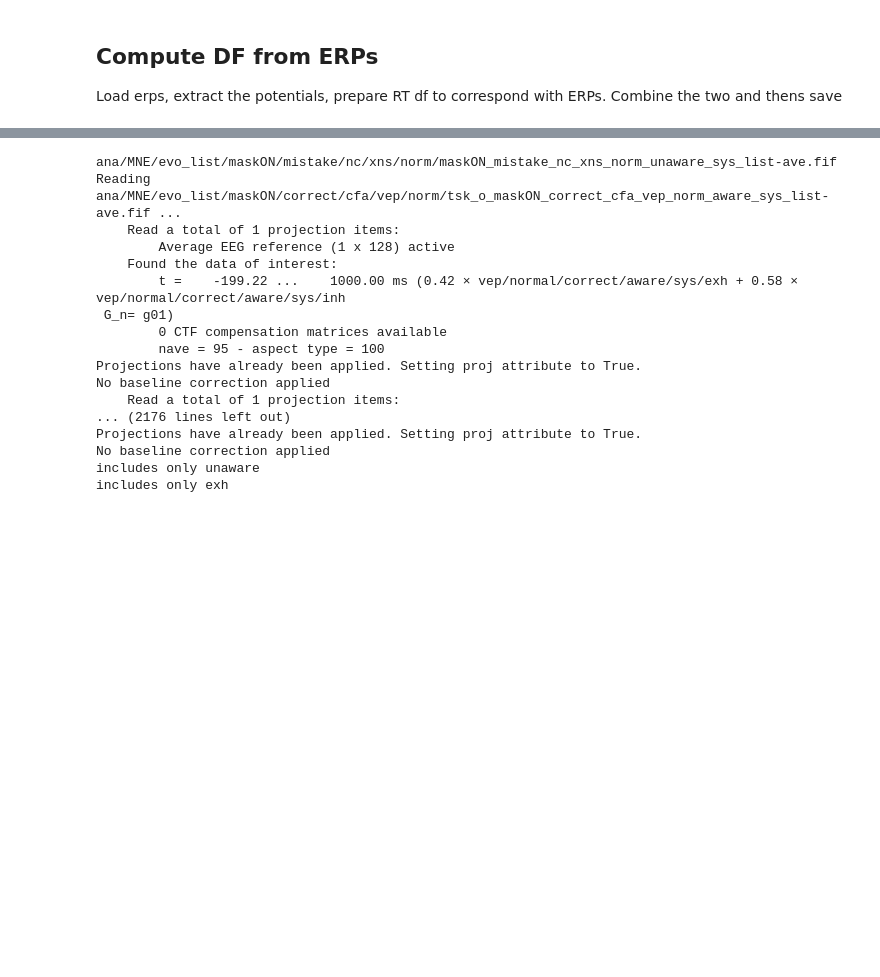
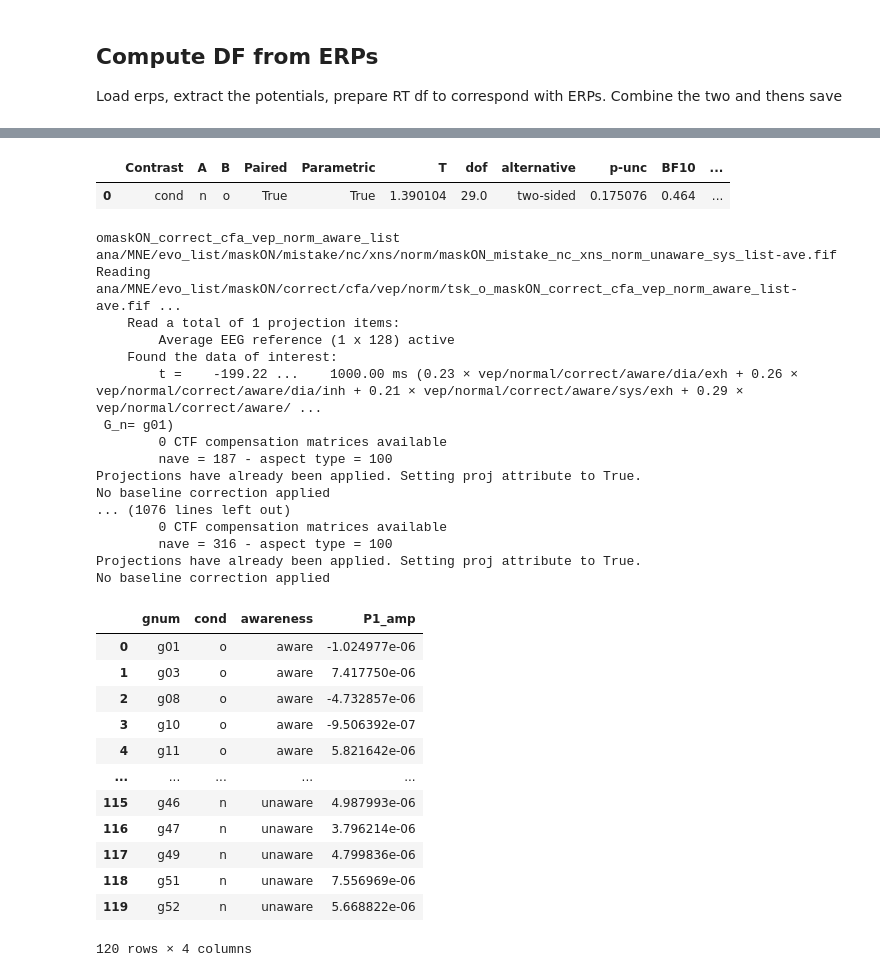
Before and after one commit to vivile42/Oral_24, a Jupyter notebook: stats/stats_R1.ipynb, the cells around one changed output, grey strips where cells are left out. Drawn from its saved outputs; the diff is of its cells as text; code cells hidden in the pictures; blank space fills up the shorter version.

```diff
--- a/stats/stats_R1.ipynb
+++ b/stats/stats_R1.ipynb
@@ -417,7 +457,15 @@ Load erps, extract the potentials, prepare RT df to correspond with ERPs. Combin
+# %%
+pg.pairwise_tests(data=df,dv='P1_amp',within=['cond'],subject='gnum')
+# %% [output]
+|  | Contrast | A | B | Paired | Parametric | T | dof | alternative | p-unc | BF10 | ... |
+| 0 | cond | n | o | True | True | 1.390104 | 29.0 | two-sided | 0.175076 | 0.464 | ... |
 # %%
 
 awa_cond_list=['aware','unaware']
-
+list_g_num=[]
+list_avg_data=[]
+list_cond=[]
+list_awa=[]
 
 for rsp_cond in rsp_cond_list:
     if rsp_cond=='o':
@@ -426,50 +474,37 @@ for rsp_cond in rsp_cond_list:
         rsp_cond_lab=''
     for awa_cond in awa_cond_list:
         # load ERP for condition
-        cond_erp=mne.read_evokeds(filter_list_equal(evo_files,f'{rsp_cond}maskON_correct_cfa_vep_norm_{awa_cond}_list'))
+        print(f'{rsp_cond}maskON_correct_cfa_vep_norm_{awa_cond}_list')
+        cond_erp=mne.read_evokeds(filter_list_equal(evo_files,f'{rsp_cond_lab}maskON_correct_cfa_vep_norm_{awa_cond}_list'))
         #predefine list for g numbers and amplitude data
-        list_g_num=[]
-        list_avg_data=[]
+
         for erp_g in cond_erp:
             #extract both time interval and electrodes
             erp_data=erp_g.copy().crop(time_int[0],time_int[1]).pick_channels(picks_P1).data
             #compute average from filtered ERP data
-            avg_data=np.average(erp_data)
+            avg_data=np.mean(erp_data)
             #append data to list
             list_avg_data.append(avg_data)
             # append g_num to list
             g_num=erp_g.comment[-3:]
             list_g_num.append(g_num)
-            #assign complete list to dict with componenet as key
-            dict_df[k]=list_avg_data
-            # assign g_num list to dict
-            dict_df['g_num']=list_g_num
-            #create pd dataframe from dict
-            pd_df=pd.DataFrame.from_dict(dict_df)
-        # Filter RT df and create df with averaged RT for each subject
-        pivot_RT_df= s_hp.filter_RT_df_corr(RT_df.copy(),awa_cond,phy_cond)
-        # Combine ERP and RT df to correlate
-        final_df=pivot_RT_df.merge(pd_df,on='g_num')
-        #assign variable with condition in case of future merges
-        final_df['cond']=f'{awa_cond}_{phy_cond}'
-        #save df
-        path=f'ana/MNE/components_avg/amplitudes_RT_{awa_cond}_{phy_cond}.csv'
-        final_df.to_csv(path)
+            list_cond.append(rsp_cond)
+            list_awa.append(awa_cond)
 # %% [output]
+omaskON_correct_cfa_vep_norm_aware_list
 ana/MNE/evo_list/maskON/mistake/nc/xns/norm/maskON_mistake_nc_xns_norm_unaware_sys_list-ave.fif
-Reading ana/MNE/evo_list/maskON/correct/cfa/vep/norm/tsk_o_maskON_correct_cfa_vep_norm_aware_sys_list-ave.fif ...
+Reading ana/MNE/evo_list/maskON/correct/cfa/vep/norm/tsk_o_maskON_correct_cfa_vep_norm_aware_list-ave.fif ...
     Read a total of 1 projection items:
         Average EEG reference (1 x 128) active
     Found the data of interest:
-        t =    -199.22 ...    1000.00 ms (0.42 × vep/normal/correct/aware/sys/exh + 0.58 × vep/normal/correct/aware/sys/inh
+        t =    -199.22 ...    1000.00 ms (0.23 × vep/normal/correct/aware/dia/exh + 0.26 × vep/normal/correct/aware/dia/inh + 0.21 × vep/normal/correct/aware/sys/exh + 0.29 × vep/normal/correct/aware/ ...
  G_n= g01)
         0 CTF compensation matrices available
-        nave = 95 - aspect type = 100
+        nave = 187 - aspect type = 100
 Projections have already been applied. Setting proj attribute to True.
 No baseline correction applied
-    Read a total of 1 projection items:
-... (2176 lines left out)
+... (1076 lines left out)
+        0 CTF compensation matrices available
+        nave = 316 - aspect type = 100
 Projections have already been applied. Setting proj attribute to True.
 No baseline correction applied
-includes only unaware
-includes only exh
@@ -475,0 +514,16 @@ includes only exh
+# %%
+df
+# %% [output]
+|  | gnum | cond | awareness | P1_amp |
+| 0 | g01 | o | aware | -1.024977e-06 |
+| 1 | g03 | o | aware | 7.417750e-06 |
+| 2 | g08 | o | aware | -4.732857e-06 |
+| 3 | g10 | o | aware | -9.506392e-07 |
+| 4 | g11 | o | aware | 5.821642e-06 |
+| ... | ... | ... | ... | ... |
+| 115 | g46 | n | unaware | 4.987993e-06 |
+| 116 | g47 | n | unaware | 3.796214e-06 |
+| 117 | g49 | n | unaware | 4.799836e-06 |
+| 118 | g51 | n | unaware | 7.556969e-06 |
+| 119 | g52 | n | unaware | 5.668822e-06 |
+120 rows × 4 columns
```
Also changed, not shown: parts of 9 cells of this notebook.
